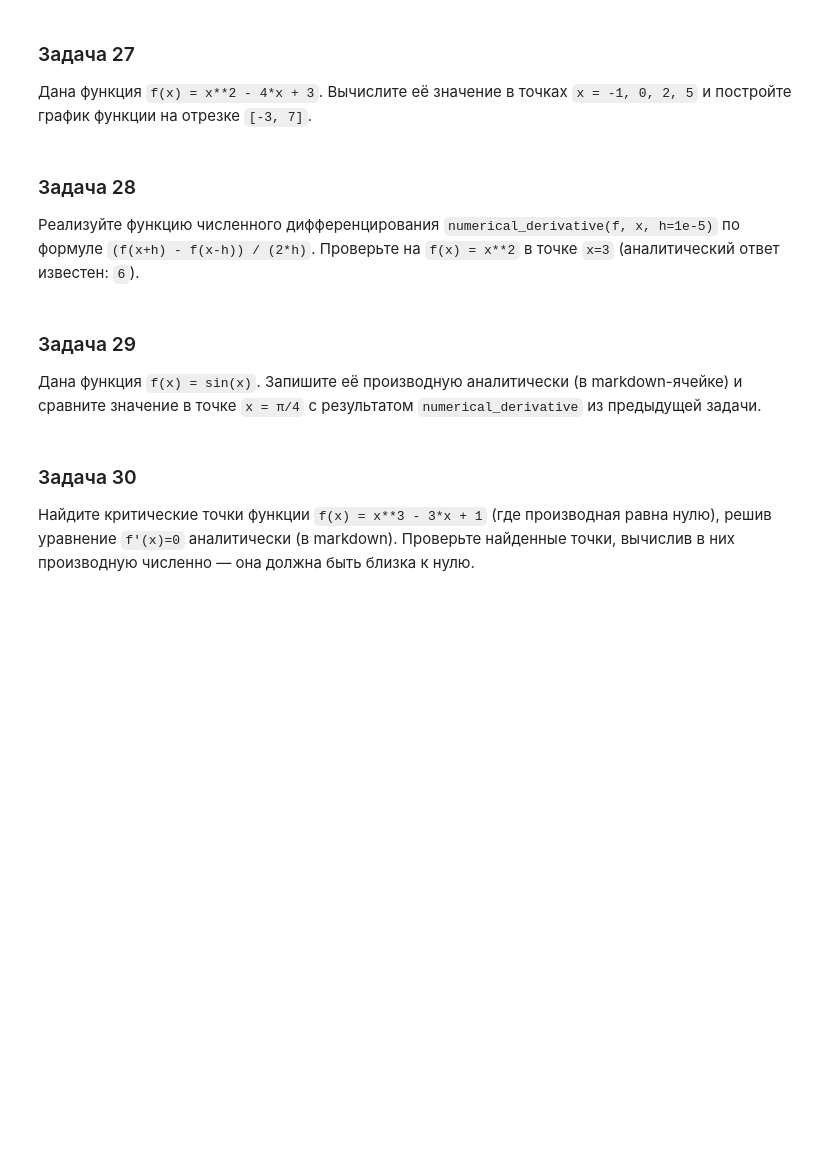
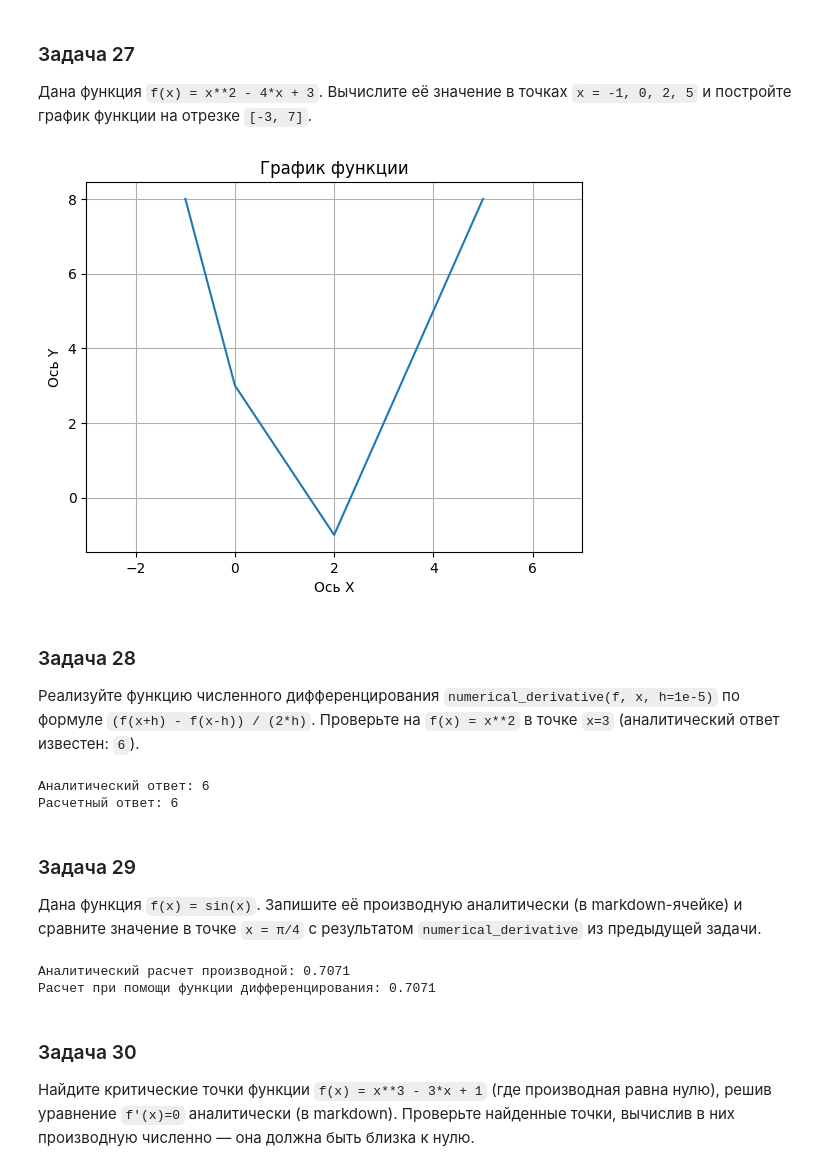
Before and after one commit to dshayderov/ml-learning-journal, a Jupyter notebook: 0.0-prerequisites/0.0-math-problem-set.ipynb, the cells around one changed output. Drawn from its saved outputs; the diff is of its cells as text; code cells hidden in the pictures; blank space fills up the shorter version.

```diff
--- a/0.0-prerequisites/0.0-math-problem-set.ipynb
+++ b/0.0-prerequisites/0.0-math-problem-set.ipynb
@@ -548,19 +548,57 @@ print("Стандартные отклонения:", np.std(X_std, axis=0))
 
 Дана функция `f(x) = x**2 - 4*x + 3`. Вычислите её значение в точках `x = -1, 0, 2, 5` и постройте график функции на отрезке `[-3, 7]`.
 # %%
-# Ваше решение здесь
+def f(x: float) -> float:
+    """Исследуемая функция"""
+    return x**2 - 4*x + 3
+
+x = [-1, 0, 2, 5]
+y = [f(_) for _ in x]
+
+# Строим график
+plt.plot(x, y)
+plt.title('График функции')
+plt.xlabel('Ось X')
+plt.ylabel('Ось Y')
+plt.xlim(-3, 7)
+plt.grid(True)
+# %% [output]
+[figure, added]
 # %% [markdown]
 ### Задача 28
 
 Реализуйте функцию численного дифференцирования `numerical_derivative(f, x, h=1e-5)` по формуле `(f(x+h) - f(x-h)) / (2*h)`. Проверьте на `f(x) = x**2` в точке `x=3` (аналитический ответ известен: `6`).
 # %%
-# Ваше решение здесь
+def numerical_derivative(f, x, h=1e-5):
+    """Функция численного дифференцирования"""
+    return (f(x+h) - f(x-h)) / (2*h)
+
+f = lambda x: x**2
+res = numerical_derivative(f, x=3)
+
+print("Аналитический ответ: 6")
+print(f"Расчетный ответ: {round(res)}")
+# %% [output]
+Аналитический ответ: 6
+Расчетный ответ: 6
 # %% [markdown]
 ### Задача 29
 
 Дана функция `f(x) = sin(x)`. Запишите её производную аналитически (в markdown-ячейке) и сравните значение в точке `x = π/4` с результатом `numerical_derivative` из предыдущей задачи.
 # %%
-# Ваше решение здесь
+# f(x) = sin(x)
+# f'(x) = cos(x)
+
+# Аналитический расчет производной
+res1 = np.cos(np.pi / 4)
+# Производная через функцию из задания 28
+res2 = numerical_derivative(np.sin, np.pi / 4)
+
+print(f"Аналитический расчет производной: {res1:.4f}")
+print(f"Расчет при помощи функции дифференцирования: {res2:.4f}")
+# %% [output]
+Аналитический расчет производной: 0.7071
+Расчет при помощи функции дифференцирования: 0.7071
 # %% [markdown]
 ### Задача 30
 
```
Also changed, not shown: parts of 20 cells of this notebook, 17 other files.
